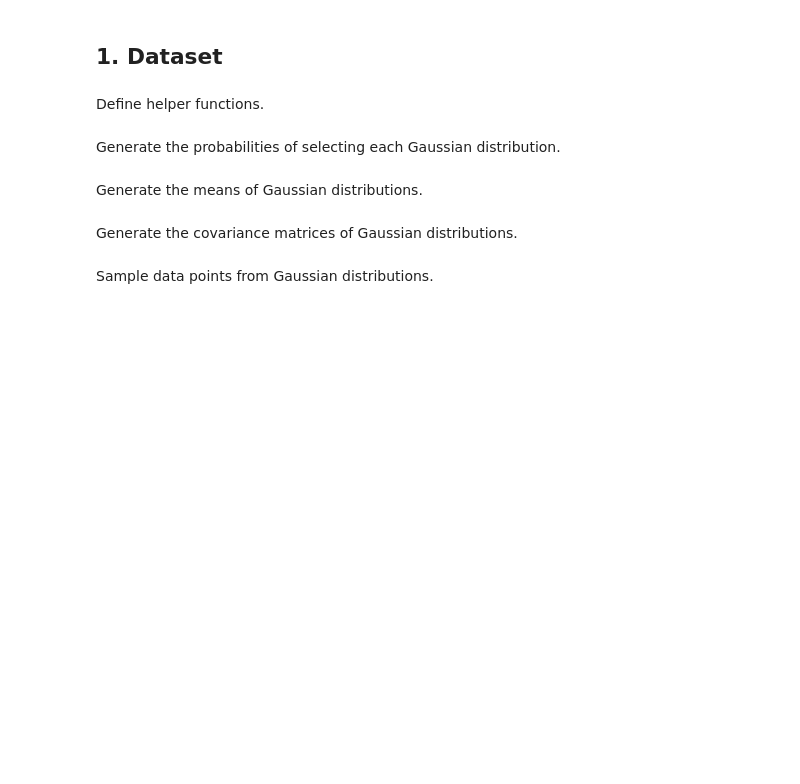
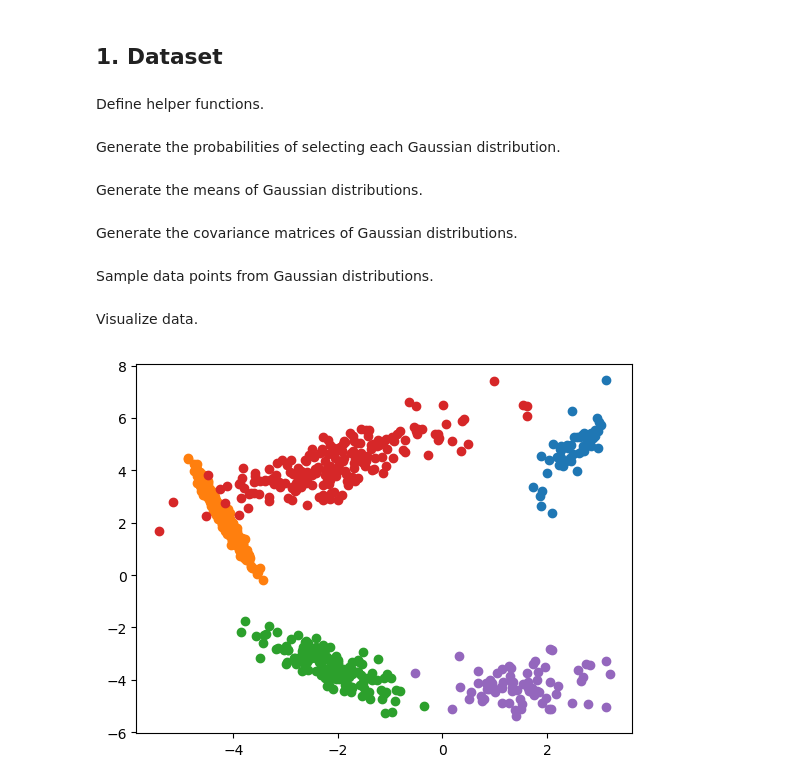
Before and after one commit to shuangxuetwelve/estimation-maximization, a Jupyter notebook: main.ipynb, the cells around one changed output. Cells and saved outputs as stored; diff of their text form; code cells hidden in the pictures; blank space fills up the shorter version.

Commit message:
Plot the data points

```diff
--- a/main.ipynb
+++ b/main.ipynb
@@ -94 +97,17 @@ points = np.stack(points)
 indices = np.stack(indices)
+# %% [markdown]
+Visualize data.
+# %%
+for i in range(N_GAUSSIANS):
+
+    # Get all indices of a single Gaussian distribution.
+    indices_single = [] # Indices for a single Gaussian distribution.
+    for j in range(N_SAMPLES):
+        if indices[j] == i:
+            indices_single.append(j)
+
+    plt.plot(points[indices_single,0], points[indices_single,1], 'o')
+
+plt.show()
+# %% [output]
+[figure, added]
```
Also changed, not shown: parts of 2 cells of this notebook.
